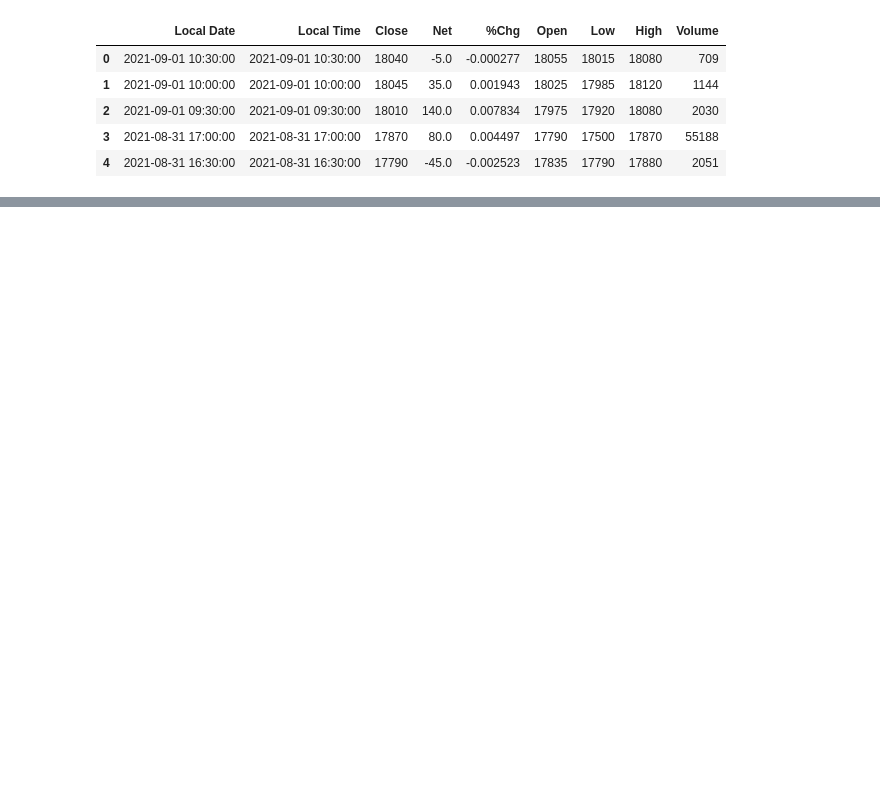
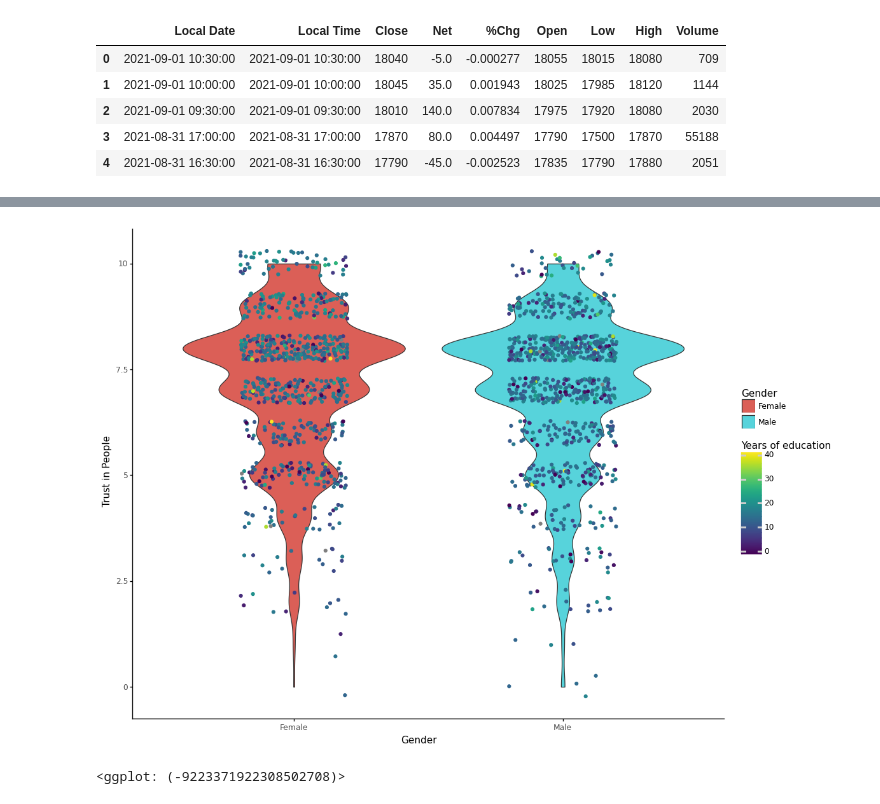
Before and after one commit to CALDISS-AAU/course_ddf, a Jupyter notebook: notebooks/08_eksplorative-metoder_tidsserier/00_develop.ipynb, the cells around one changed output, grey strips where cells are left out. Saved outputs shown, nothing was run; the diff lists cells and outputs as text; code cells hidden in the pictures; blank space fills up the shorter version.

```diff
--- a/notebooks/08_eksplorative-metoder_tidsserier/00_develop.ipynb
+++ b/notebooks/08_eksplorative-metoder_tidsserier/00_develop.ipynb
@@ -63,0 +76,4 @@ from plotnine import ggplot, geom_point, aes, stat_smooth, facet_wrap
+# %%
+import plotnine
+from plotnine import ggplot, aes, labs, scale_size_continuous, theme_xkcd, theme_void, theme_seaborn, theme_538, theme_classic
+plotnine.options.figure_size = (12, 10)
@@ -63,0 +89,11 @@ from plotnine import ggplot, geom_point, aes, stat_smooth, facet_wrap
+# %%
+from plotnine import geom_violin, geom_jitter
+
+(ggplot(ess2018, aes(x = 'gndr', y = 'ppltrst'))
+ + geom_violin(aes(fill = 'gndr'))
+ + geom_jitter(aes(colour = 'eduyrs'), height = 0.3, width = 0.2)
+ + labs(x = 'Gender', y = 'Trust in People', fill = 'Gender', colour = 'Years of education')
+ + theme_classic())
+# %% [output]
+[figure, added]
+<ggplot: (-9223371922308502708)>
```
Also changed, not shown: parts of 9 cells of this notebook.
